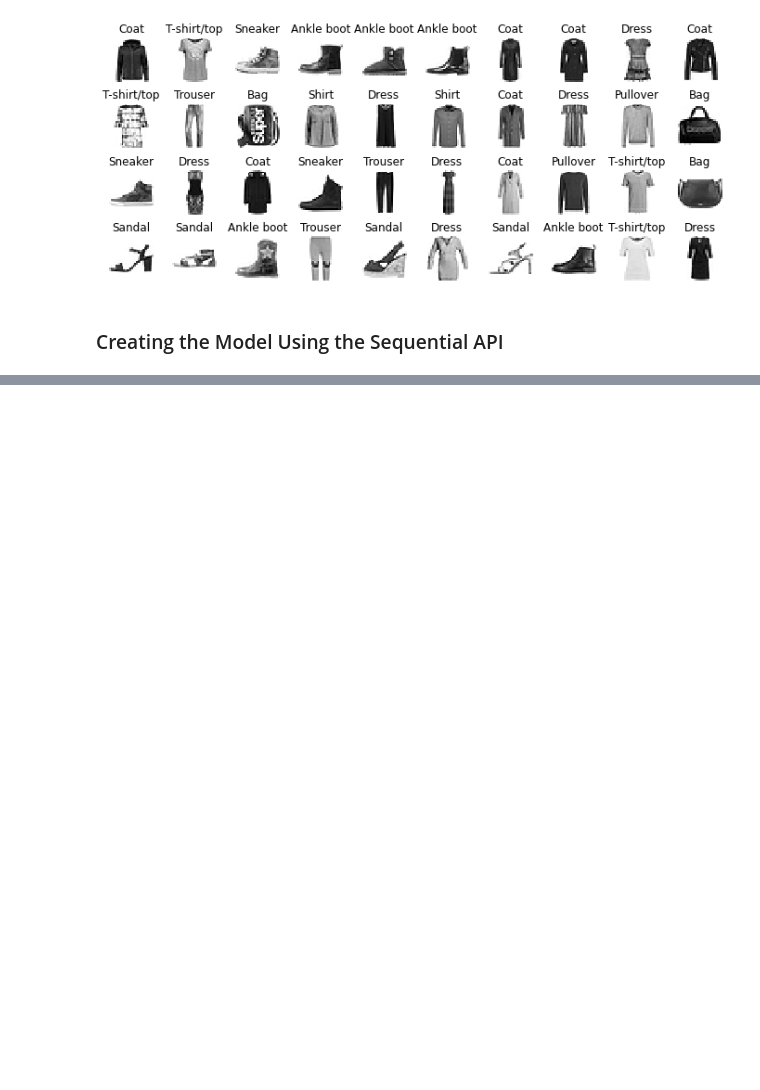
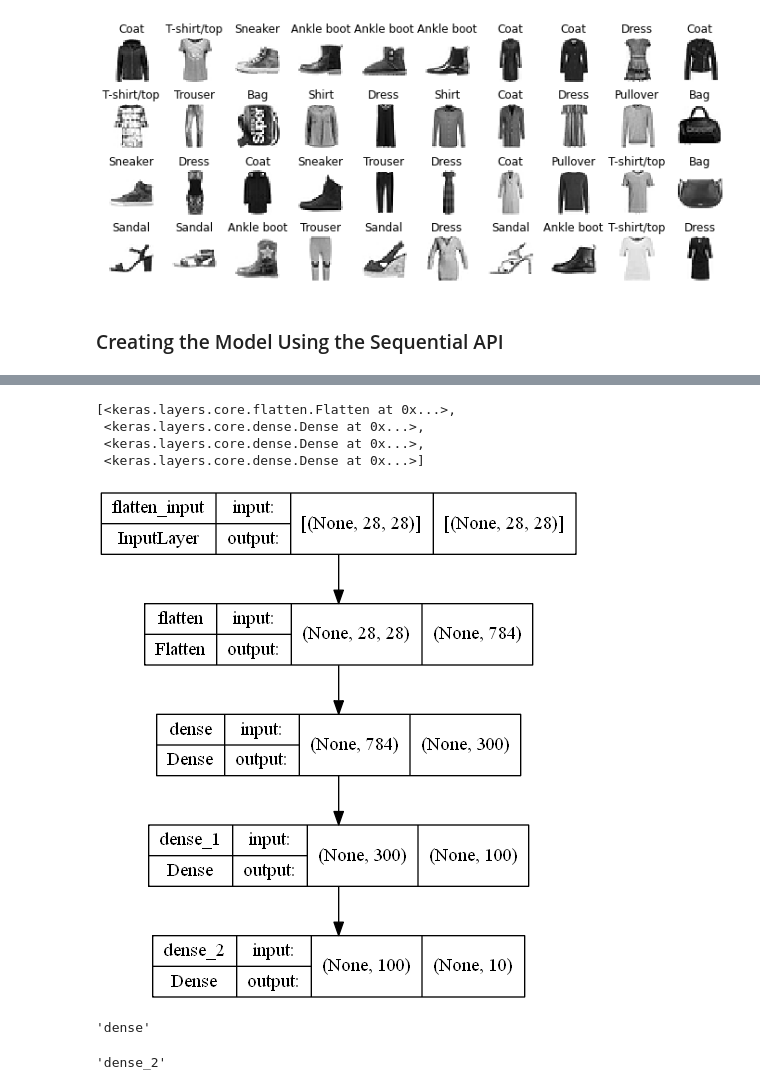
Before and after one commit to minhngt62/handson-ml, a Jupyter notebook: Chapter 10 - Artificial Neural Networks with Keras.ipynb, the cells around one changed output, grey strips where cells are left out. Saved outputs shown, nothing was run; the diff lists cells and outputs as text; code cells hidden in the pictures; blank space fills up the shorter version.

Commit message:
Chapter 10: Add Creating the Model Using the Sequential API study

```diff
--- a/Chapter 10 - Artificial Neural Networks with Keras.ipynb
+++ b/Chapter 10 - Artificial Neural Networks with Keras.ipynb
@@ -273,0 +285,8 @@ Saving figure fashion_mnist_plot
+# %%
+# Build a clf MLP (2 hidden layers) in a convenient way
+model = keras.models.Sequential([
+    keras.layers.Flatten(input_shape=[28, 28]),
+    keras.layers.Dense(300, activation="relu"),
+    keras.layers.Dense(100, activation="relu"),
+    keras.layers.Dense(10, activation="softmax")
+])
@@ -273,0 +314,23 @@ Saving figure fashion_mnist_plot
+# %%
+# Show the list of layers
+model.layers
+# %% [output]
+[<keras.layers.core.flatten.Flatten at 0x...>,
+ <keras.layers.core.dense.Dense at 0x...>,
+ <keras.layers.core.dense.Dense at 0x...>,
+ <keras.layers.core.dense.Dense at 0x...>]
+# %%
+# Show the layers of the model (fancy)
+keras.utils.plot_model(model, "my_fashion_mnist_model.png", show_shapes=True)
+# %% [output]
+[figure, added]
+# %%
+# Fetch a layer by index
+model.layers[1].name
+# %% [output]
+'dense'
+# %%
+# Fetch a layer by name
+model.get_layer('dense_2').name
+# %% [output]
+'dense_2'
```
Also changed, not shown: parts of 8 cells of this notebook, 1 other file.
